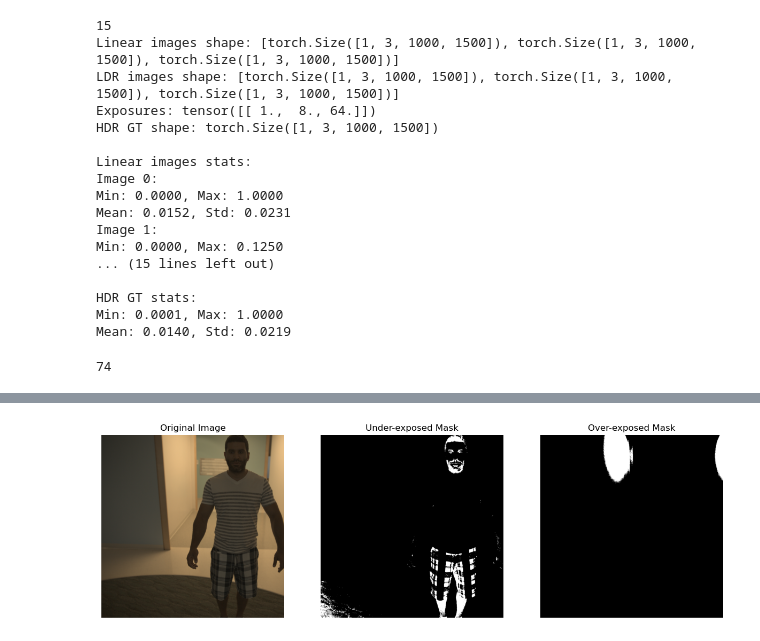
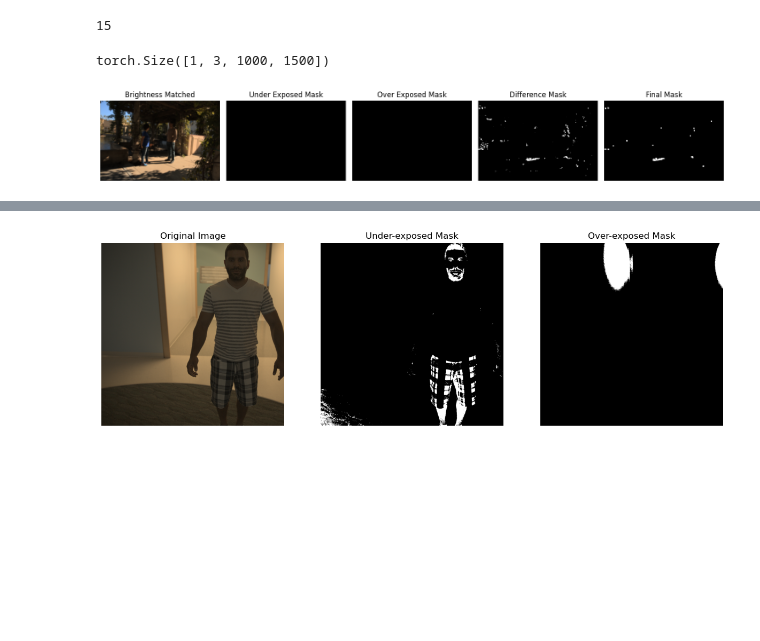
Before and after one commit to Teiboku/diffIRhdr, a Jupyter notebook: utils/mask_util/experiment.ipynb, the cells around one changed output, grey strips where cells are left out. Saved outputs shown, nothing was run; the diff lists cells and outputs as text; code cells hidden in the pictures; blank space fills up the shorter version.

```diff
--- a/utils/mask_util/experiment.ipynb
+++ b/utils/mask_util/experiment.ipynb
@@ -4,64 +4,25 @@ import torch.nn.functional as F
 import kornia.color as K
 import numpy as np
 
-from hdr_mask import get_diff_mask
 from torch.utils.data import DataLoader
 import sys
 import os
 # 添加SAFNet根目录到Python路径
-root_dir = '/root/code/hdr/SAFNet'
+root_dir = '/root/autodl-tmp/diffIRhdr'
 if root_dir not in sys.path:
     sys.path.append(root_dir)
 
 # 然后再导入HDRDataset
 from dataset.datasets import HDRDataset
 
-val_dir = '/root/code/hdr/kata17'
+val_dir = '/root/autodl-tmp/diffIRhdr/dataset/ka17'
 val_dataset = HDRDataset(val_dir,patch_size=1,is_train=False)
 val_loader = DataLoader(val_dataset, batch_size=1,shuffle=False,drop_last=False)
 # Get specific index from validation loader
-for i, (imgs_lin, imgs_ldr, expos, img_hdr_gt) in enumerate(val_loader):
-    print("Linear images shape:", [img.shape for img in imgs_lin])
-    print("LDR images shape:", [img.shape for img in imgs_ldr])
-    print("Exposures:", expos)
-    print("HDR GT shape:", img_hdr_gt.shape)
-
-    print("\nLinear images stats:")
-    for idx, img in enumerate(imgs_lin):
-        print(f"Image {idx}:")
-        print(f"Min: {img.min():.4f}, Max: {img.max():.4f}")
-        print(f"Mean: {img.mean():.4f}, Std: {img.std():.4f}")
-
-    print("\nLDR images stats:")
-    for idx, img in enumerate(imgs_ldr):
-        print(f"Image {idx}:")
-        print(f"Min: {img.min():.4f}, Max: {img.max():.4f}")
-        print(f"Mean: {img.mean():.4f}, Std: {img.std():.4f}")
-
-    print("\nHDR GT stats:")
-    print(f"Min: {img_hdr_gt.min():.4f}, Max: {img_hdr_gt.max():.4f}")
-    print(f"Mean: {img_hdr_gt.mean():.4f}, Std: {img_hdr_gt.std():.4f}")
-
-    break  # Just print first batch
+def get_test_image(index=8):
+    imgs_lin, imgs_ldr, expos, gt, = val_dataset[index]
+    return torch.from_numpy(imgs_ldr[0]).unsqueeze(0), torch.from_numpy(imgs_ldr[1]).unsqueeze(0)
 # %% [output]
 15
-Linear images shape: [torch.Size([1, 3, 1000, 1500]), torch.Size([1, 3, 1000, 1500]), torch.Size([1, 3, 1000, 1500])]
-LDR images shape: [torch.Size([1, 3, 1000, 1500]), torch.Size([1, 3, 1000, 1500]), torch.Size([1, 3, 1000, 1500])]
-Exposures: tensor([[ 1.,  8., 64.]])
-HDR GT shape: torch.Size([1, 3, 1000, 1500])
-
-Linear images stats:
-Image 0:
-Min: 0.0000, Max: 1.0000
-Mean: 0.0152, Std: 0.0231
-Image 1:
-Min: 0.0000, Max: 0.1250
-... (15 lines left out)
-
-HDR GT stats:
-Min: 0.0001, Max: 1.0000
-Mean: 0.0140, Std: 0.0219
 # %%
-source, reference = get_test_image(index=8)
+source, reference = get_test_image(index=13)
-# %% [output]
-74
@@ -68 +95,26 @@ source, reference = get_test_image(index=8)
+# %%
+import numpy as np
+from PIL import Image
+
+from utils.mask_util.hdr_mask import match_brightness
+img_path = "/root/autodl-tmp/diffIRhdr/img_hdr_pred_siggraph17/014.png"
+gt_path = "/root/autodl-tmp/diffIRhdr/img_hdr_pred_siggraph17/014_gt.png"
+
+img = Image.open(img_path)
+img = torch.from_numpy(np.array(img)).permute(2,0,1).unsqueeze(0).float() / 255.0
+reference = img
+gt = Image.open(gt_path)
+gt = torch.from_numpy(np.array(gt)).permute(2,0,1).unsqueeze(0).float() / 255.0
+source = gt
+reference = reference.to("cuda")
+source = source.to("cuda")
+
+print(source.shape)
+diff_mask = get_diff_mask(source, reference,
+                          kernel_size=11,threshold=0.01,
+                          eroded_kernel_size=11,
+                          dilated_kernel_size=13,percentile=0.00)
+# %% [output]
+torch.Size([1, 3, 1000, 1500])
+[figure, added]
 # %%
```
Also changed, not shown: parts of 2 cells of this notebook, 8 other files.
